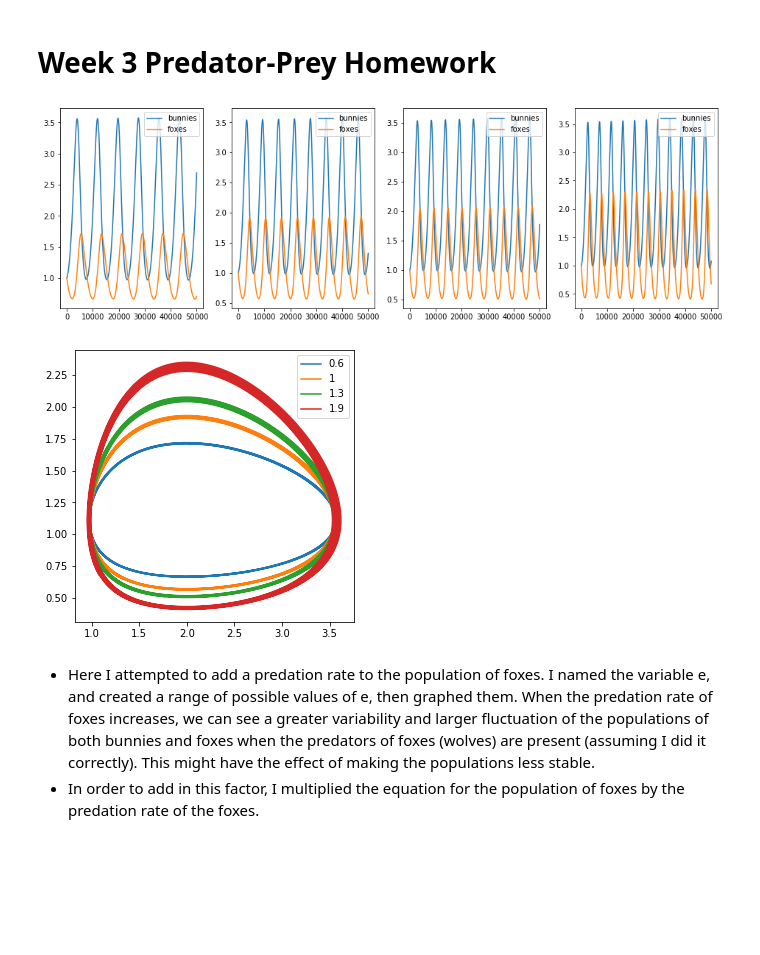
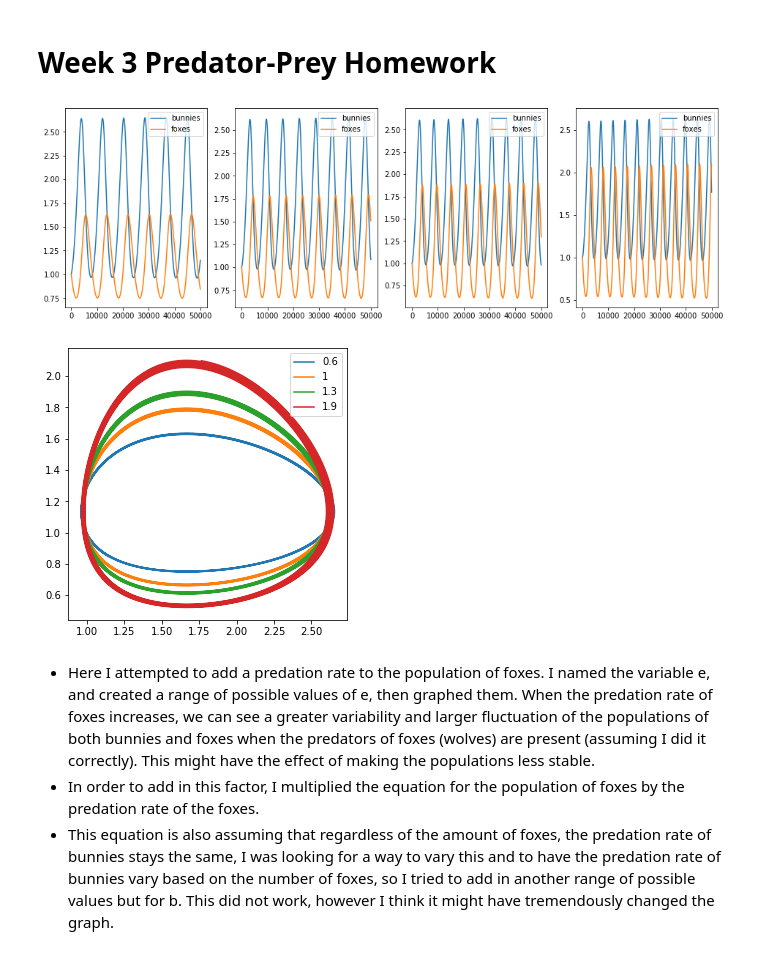
Before and after one commit to RachelMordecai7/Computational-Biology, a Jupyter notebook: Week 3, Predator Prey Homework.ipynb, the cells around one changed output. Cells and saved outputs as stored; diff of their text form; code cells hidden in the pictures; blank space fills up the shorter version.

```diff
--- a/Week 3, Predator Prey Homework.ipynb
+++ b/Week 3, Predator Prey Homework.ipynb
@@ -5,43 +5,44 @@ import numpy as np
 import matplotlib.pyplot as plt
 # %%
 nsteps = 50000
-a = 1.12
-b = 1.01
-c = 0.5
-d = 1
+a = 1.01 #Bunny reproduction rate
+b = 0.89 #Bunny predation rate
+c = 0.6  #Conversion rate
+d = 1    #Fox death rate
 e = 0.67 #Fox predation by wolves
 
-dt = 0.001
+dt = 0.001 #For graphical purposes
 
 x = np.zeros(nsteps)
 y = np.zeros(nsteps)
 
 fig1 = plt.figure(figsize=(16,5));
 fig2 = plt.figure(figsize=(5,5));
 ax2 = plt.axes()
 
-possible_es = [0.6, 1, 1.3, 1.9]
+possible_es = [0.6, 1, 1.3, 1.9] #Here (as explained below) I would have also liked to vary the bunny predation rate based on the number of foxes.
 
 for itrial in range(len(possible_es)):
     e = possible_es[itrial]
     x[0] = 1
     y[0] = 1
 
     for t in range(1,nsteps):
         x[t] = x[t-1] + dt * (a * x[t-1] - b * x[t-1] * y[t-1])
-        y[t] = y[t-1] + dt * (c * x[t-1] * y[t-1] - d * y[t-1]) * e
+        y[t] = y[t-1] + dt * (c * x[t-1] * y[t-1] - d * y[t-1]) * e #Changed this equation by multiplying by the predation rate of foxes.
 
 
     ax1 = fig1.add_subplot(1, len(possible_es), itrial + 1);
     ax1.plot(x, label = "bunnies");
     ax1.plot(y, label = "foxes");
     ax1.legend(loc = "upper right");
 
     ax2.plot(x, y, label = e);
 ax2.legend(loc = "upper right");
 # %% [output]
-[figure, old version]
+[figure, new version]
-[figure, old version]
+[figure, new version]
 # %% [markdown]
 * Here I attempted to add a predation rate to the population of foxes. I named the variable e, and created a range of possible values of e, then graphed them. When the predation rate of foxes increases, we can see a greater variability and larger fluctuation of the populations of both bunnies and foxes when the predators of foxes (wolves) are present (assuming I did it correctly). This might have the effect of making the populations less stable.
 * In order to add in this factor, I multiplied the equation for the population of foxes by the predation rate of the foxes.
+* This equation is also assuming that regardless of the amount of foxes, the predation rate of bunnies stays the same, I was looking for a way to vary this and to have the predation rate of bunnies vary based on the number of foxes, so I tried to add in another range of possible values but for b. This did not work, however I think it might have tremendously changed the graph.
```
